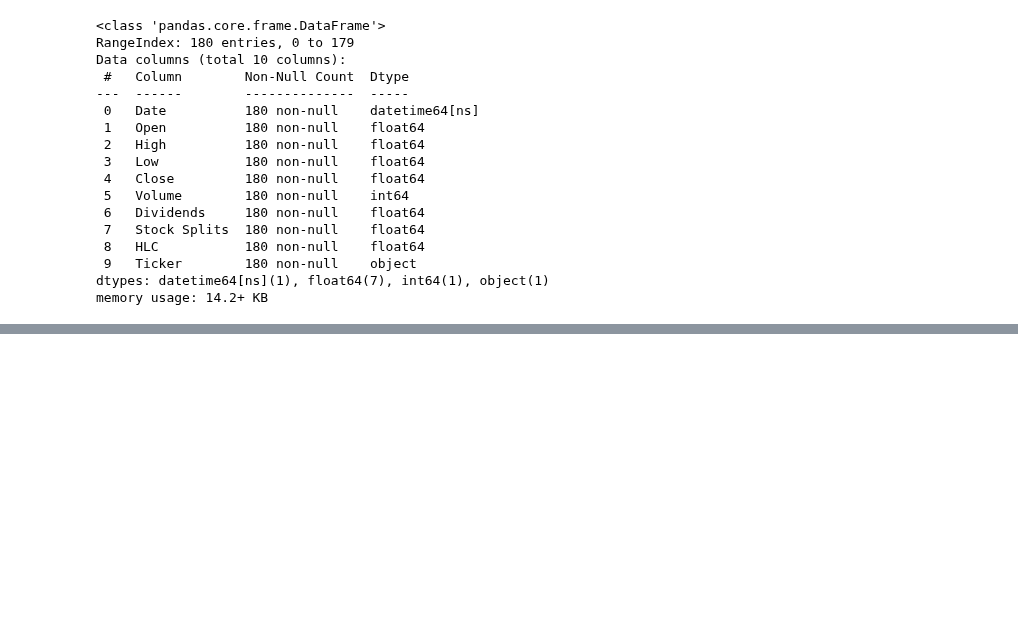
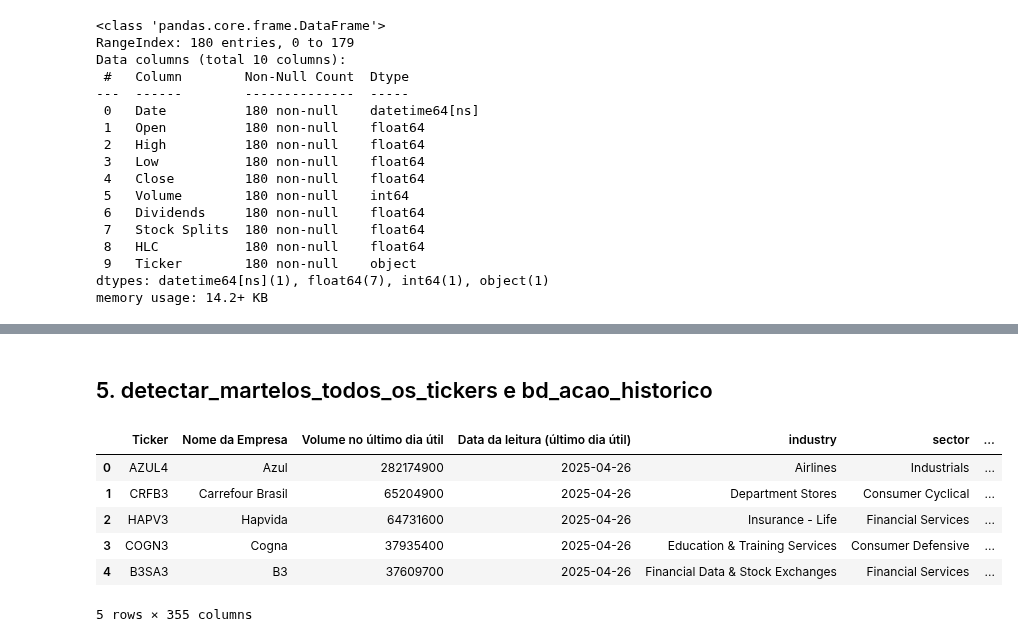
Before and after one commit to ricardopeloi/o_mais_novo_day_trader_do_brasil, a Jupyter notebook: Análises/Gerador de Arquivo de Histórico único.ipynb, the cells around one changed output, grey strips where cells are left out. Cells and saved outputs as stored; diff of their text form; code cells hidden in the pictures; blank space fills up the shorter version.

```diff
--- a/Análises/Gerador de Arquivo de Histórico único.ipynb
+++ b/Análises/Gerador de Arquivo de Histórico único.ipynb
@@ -497,0 +602,12 @@ candle_plot( # Usa o navegador para criar o gráfico interativo
+# %% [markdown]
+## 5. detectar_martelos_todos_os_tickers e bd_acao_historico
+# %%
+bd_acao_historico
+# %% [output]
+|  | Ticker | Nome da Empresa | Volume no último dia útil | Data da leitura (último dia útil) | industry | sector | ... |
+| 0 | AZUL4 | Azul | 282174900 | 2025-04-26 | Airlines | Industrials | ... |
+| 1 | CRFB3 | Carrefour Brasil | 65204900 | 2025-04-26 | Department Stores | Consumer Cyclical | ... |
+| 2 | HAPV3 | Hapvida | 64731600 | 2025-04-26 | Insurance - Life | Financial Services | ... |
+| 3 | COGN3 | Cogna | 37935400 | 2025-04-26 | Education & Training Services | Consumer Defensive | ... |
+| 4 | B3SA3 | B3 | 37609700 | 2025-04-26 | Financial Data & Stock Exchanges | Financial Services | ... |
+5 rows × 355 columns
```
Also changed, not shown: parts of 9 cells of this notebook, 6 other files.
